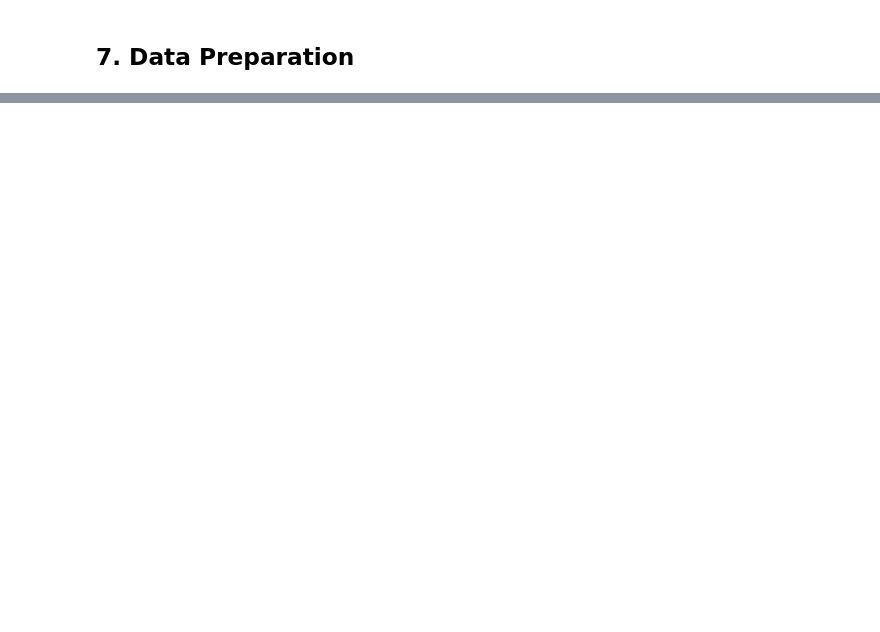
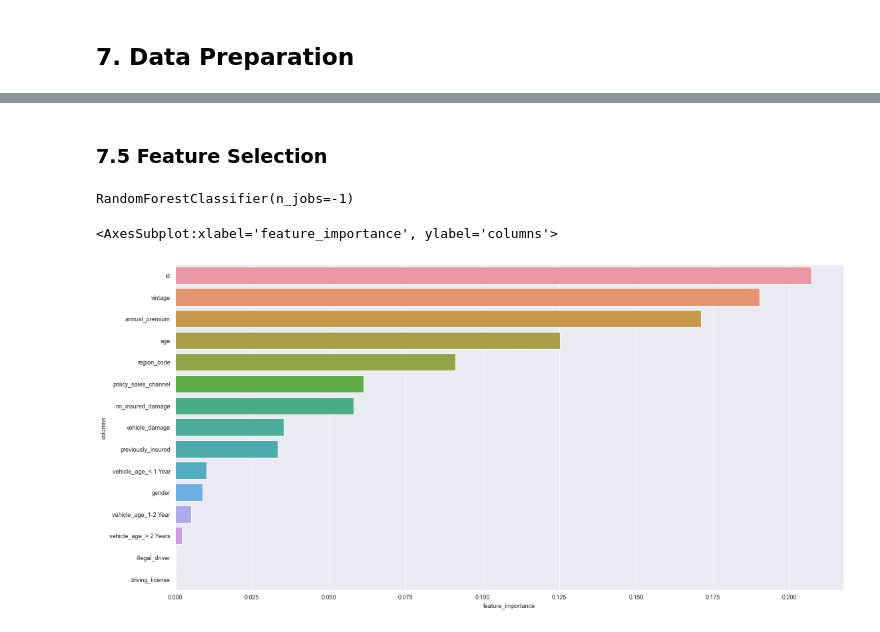
Before and after one commit to andre-ls/insurance-cross-sell, a Jupyter notebook: Code/main_notebook.ipynb, the cells around one changed output, grey strips where cells are left out. Saved outputs shown, nothing was run; the diff lists cells and outputs as text; code cells hidden in the pictures; blank space fills up the shorter version.

Commit message:
Feature Selection Added

```diff
--- a/Code/main_notebook.ipynb
+++ b/Code/main_notebook.ipynb
@@ -387,0 +401,11 @@ data.head()
+# %%
+mms = MinMaxScaler()
+
+
+X_train['age'] = rs.fit_transform(X_train[['age']].values)
+X_test['age'] = rs.transform(X_test[['age']].values)
+pickle.dump(rs,open('../Parameters/age_scaler.pkl','wb'))
+
+X_train['vintage'] = rs.fit_transform(X_train[['vintage']].values)
+X_test['vintage'] = rs.transform(X_test[['vintage']].values)
+pickle.dump(rs,open('../Parameters/vintage_scaler.pkl','wb'))
@@ -387,0 +433,2 @@ data.head()
+# %% [markdown]
+### 7.5 Feature Selection
@@ -387,0 +438,16 @@ data.head()
+# %%
+rf = RandomForestClassifier(n_jobs=-1)
+rf.fit(X_train,y_train)
+# %% [output]
+RandomForestClassifier(n_jobs=-1)
+# %%
+feature_importance = rf.feature_importances_
+# %%
+feature_importance = pd.DataFrame([X_train.columns,feature_importance]).T
+feature_importance.columns = ['columns','feature_importance']
+feature_importance = feature_importance.sort_values('feature_importance',ascending=False)
+# %%
+sns.barplot(y='columns',x='feature_importance',data=feature_importance,orient='h')
+# %% [output]
+<AxesSubplot:xlabel='feature_importance', ylabel='columns'>
+[figure, added]
```
Also changed, not shown: parts of 31 cells of this notebook, 1 other file.
